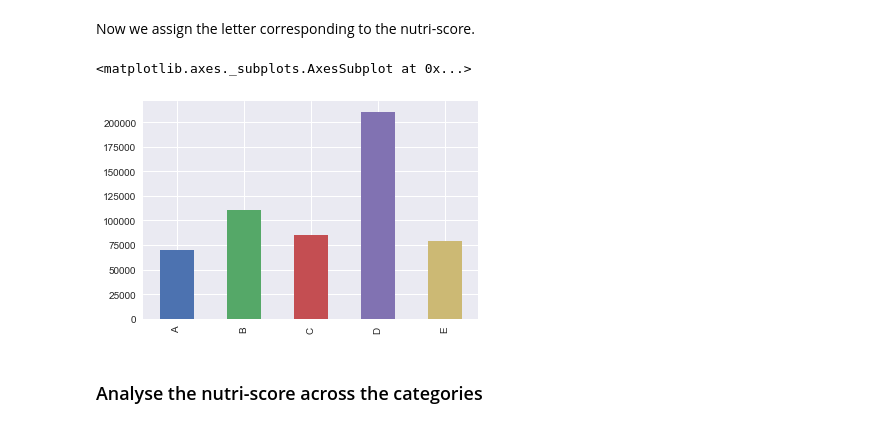
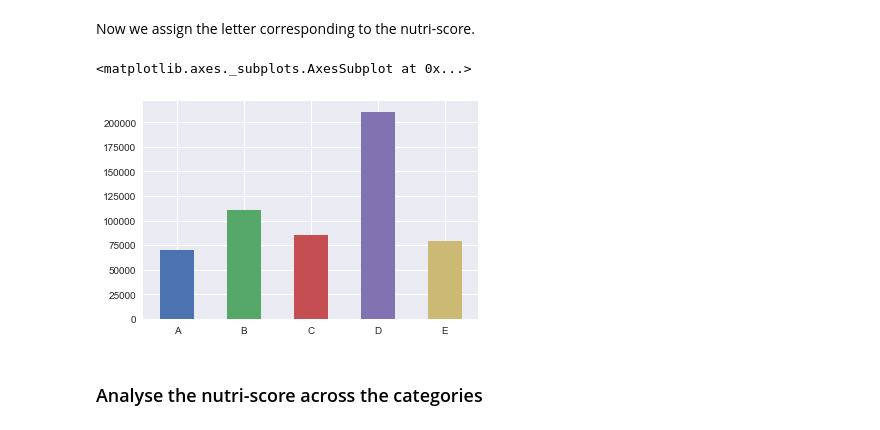
Before and after one commit to Painguin/smart_rams_project, a Jupyter notebook: Project.ipynb, the cells around one changed output. Cells and saved outputs as stored; diff of their text form; code cells hidden in the pictures.

```diff
--- a/Project.ipynb
+++ b/Project.ipynb
@@ -331,10 +331,10 @@ def nutri_score_letter(row):
 # %%
 data['nutri-score_letter'] = data.apply(nutri_score_letter, axis=1)
 # %%
-data['nutri-score_letter'].value_counts().sort_index().plot.bar()
+data['nutri-score_letter'].value_counts().sort_index().plot.bar(rot=0)
 # %% [output]
 <matplotlib.axes._subplots.AxesSubplot at 0x...>
-[figure, old version]
+[figure, new version]
 # %% [markdown]
 ### Analyse the nutri-score across the categories
 # %% [markdown]
```
Also changed, not shown: parts of 24 cells of this notebook.
